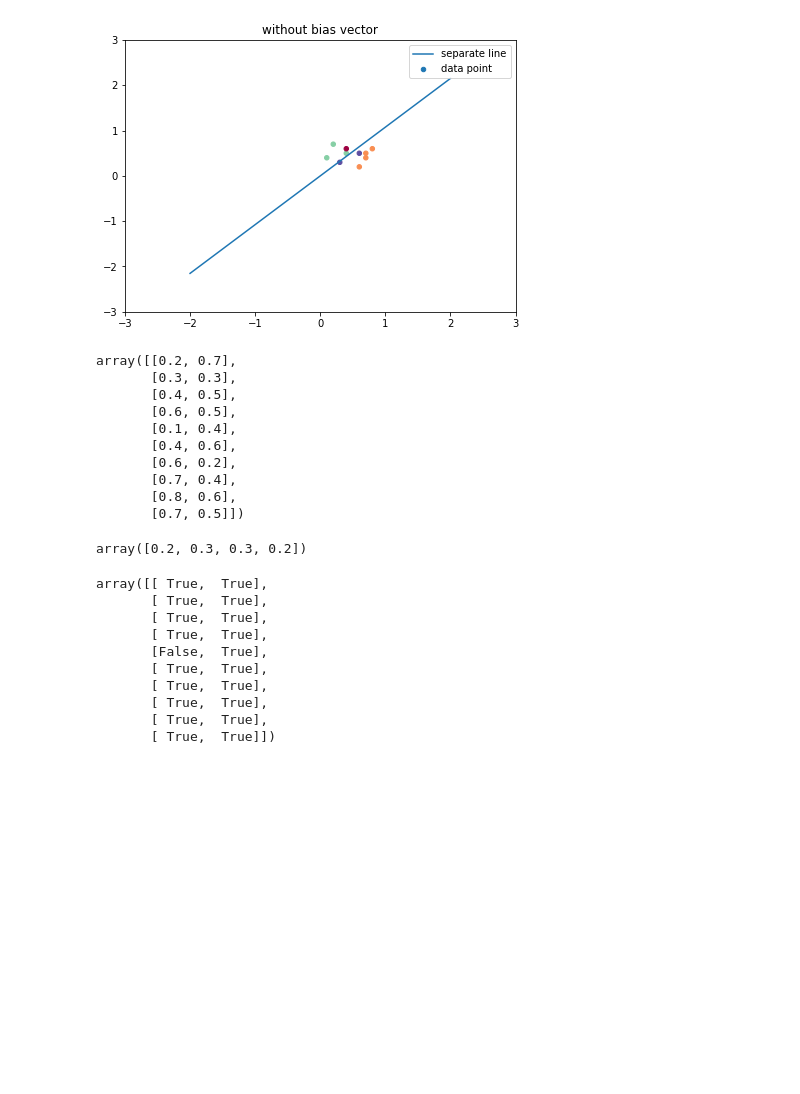
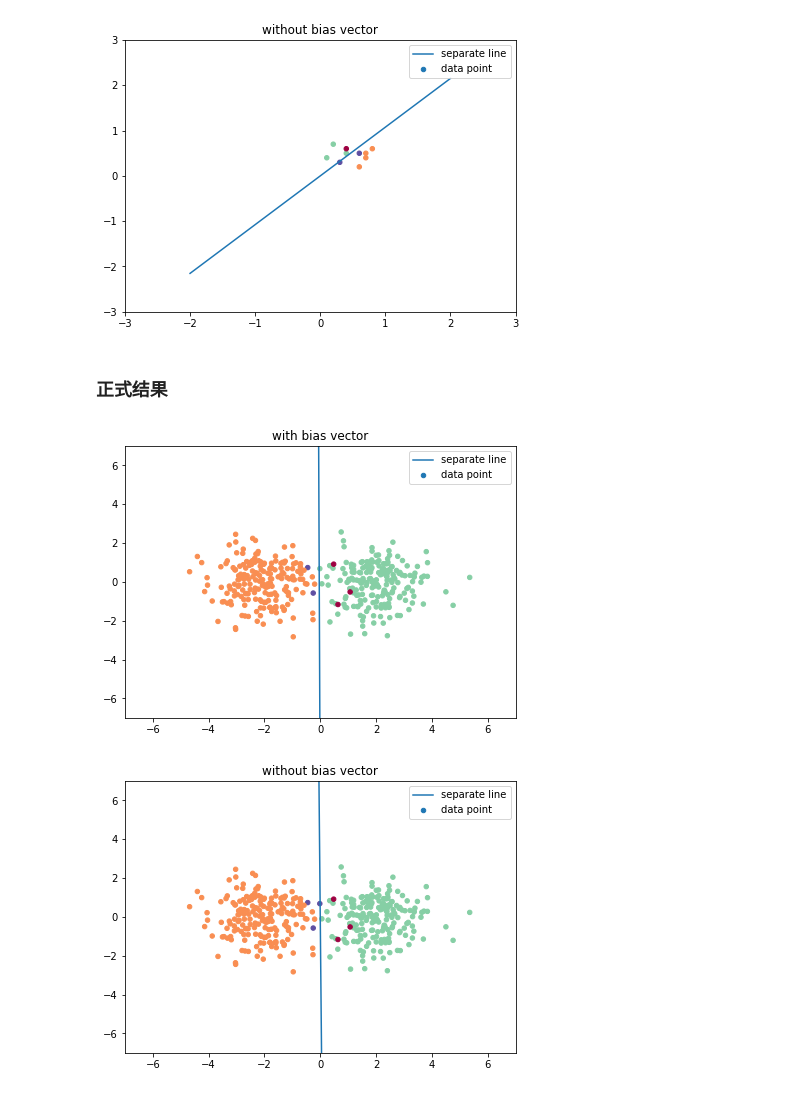
Before and after one commit to easilylazy/pattern-recognition, a Jupyter notebook: linear/linear_regression.ipynb, the cells around one changed output. Saved outputs shown, nothing was run; the diff lists cells and outputs as text; code cells hidden in the pictures; blank space fills up the shorter version.

```diff
--- a/linear/linear_regression.ipynb
+++ b/linear/linear_regression.ipynb
@@ -322,11 +322,16 @@ def live_plot(X,y,W,bias,lims=(9,9),clear=True,title=""):
 - 若y=1有误，重写为y=2
 # %%
 def labelError(w,X,y):
+    label={}
     res=np.dot(X,w)
     err=np.multiply(res,y)
     y[np.where((err<0)&(y==-1))]=-2
     y[np.where((err<0)&(y==1))]=2
-    return y
+    label['wrong-1']=len(y[y==-2])
+    label['right-1']=len(y[y==-1])
+    label['right1']=len(y[y==1])
+    label['wrong1']=len(y[y==2])
+    return label
 # %%
 X,Y=loadData()
 Xb=addBias(X)
@@ -346,33 +351,17 @@ live_plot(X,Y,W,lims=(3,3),bias=False,clear=False,title="without bias vector")
 # %% [output]
 [figure]
 [figure]
-# %%
-X
-# %% [output]
-array([[0.2, 0.7],
-       [0.3, 0.3],
-       [0.4, 0.5],
-       [0.6, 0.5],
-       [0.1, 0.4],
-       [0.4, 0.6],
-       [0.6, 0.2],
-       [0.7, 0.4],
-       [0.8, 0.6],
-       [0.7, 0.5]])
-# %%
-X[np.where( (X>0.1) &(X<0.4))]
-# %% [output]
-array([0.2, 0.3, 0.3, 0.2])
-# %%
-X>0.1
-# %% [output]
-array([[ True,  True],
-       [ True,  True],
-       [ True,  True],
-       [ True,  True],
-       [False,  True],
-       [ True,  True],
-       [ True,  True],
-       [ True,  True],
-       [ True,  True],
-       [ True,  True]])
+# %% [markdown]
+### 正式结果
+# %%
+X,Y=GenerateData(mu=2,d=2,N=200)
+Xb=addBias(X)
+W=SSerr2(Xb,Y)
+labelError(W,Xb,Y)
+live_plot(X,Y,W,lims=(7,7),bias=True,clear=False,title="with bias vector")
+W=SSerr2(X,Y)
+labelError(W,X,Y)
+live_plot(X,Y,W,lims=(7,7),bias=False,clear=False,title="without bias vector")
+# %% [output]
+[figure, added]
+[figure, added]
```
Also changed, not shown: parts of 3 cells of this notebook.
